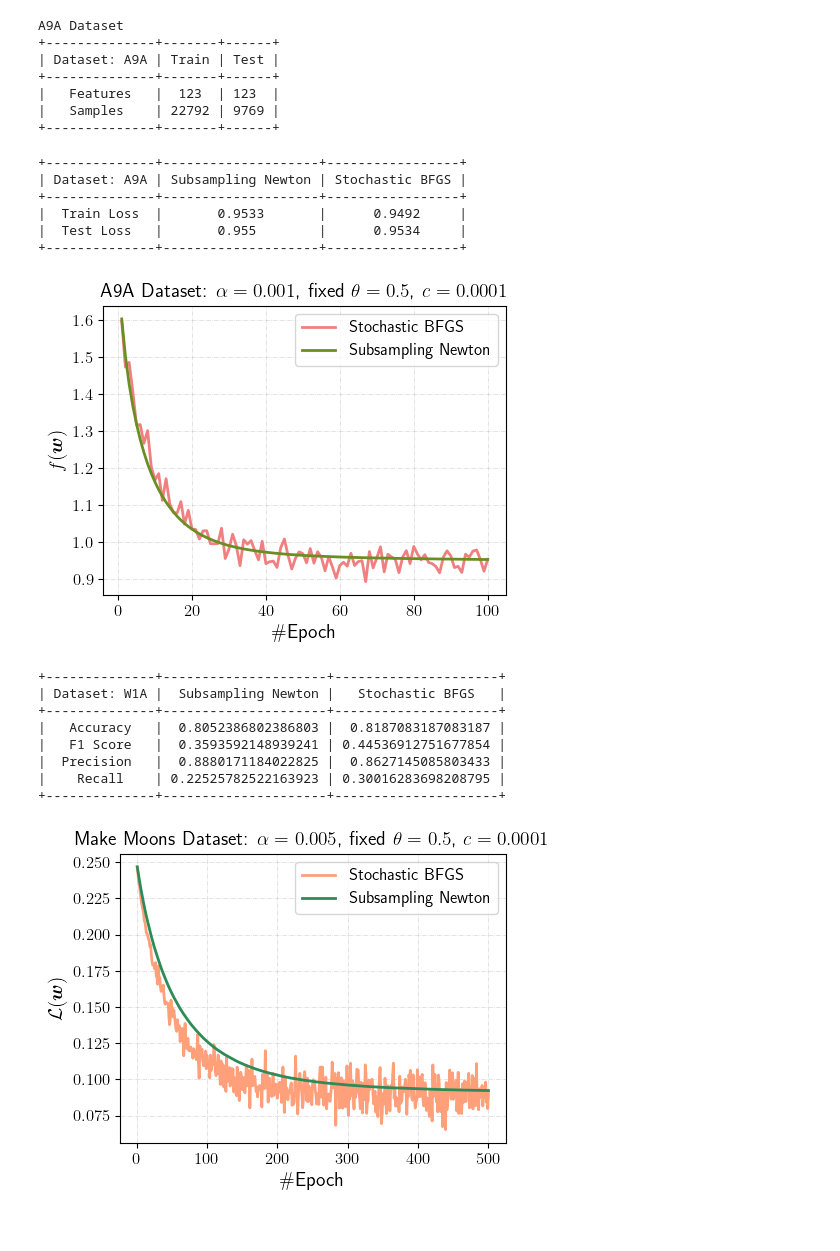
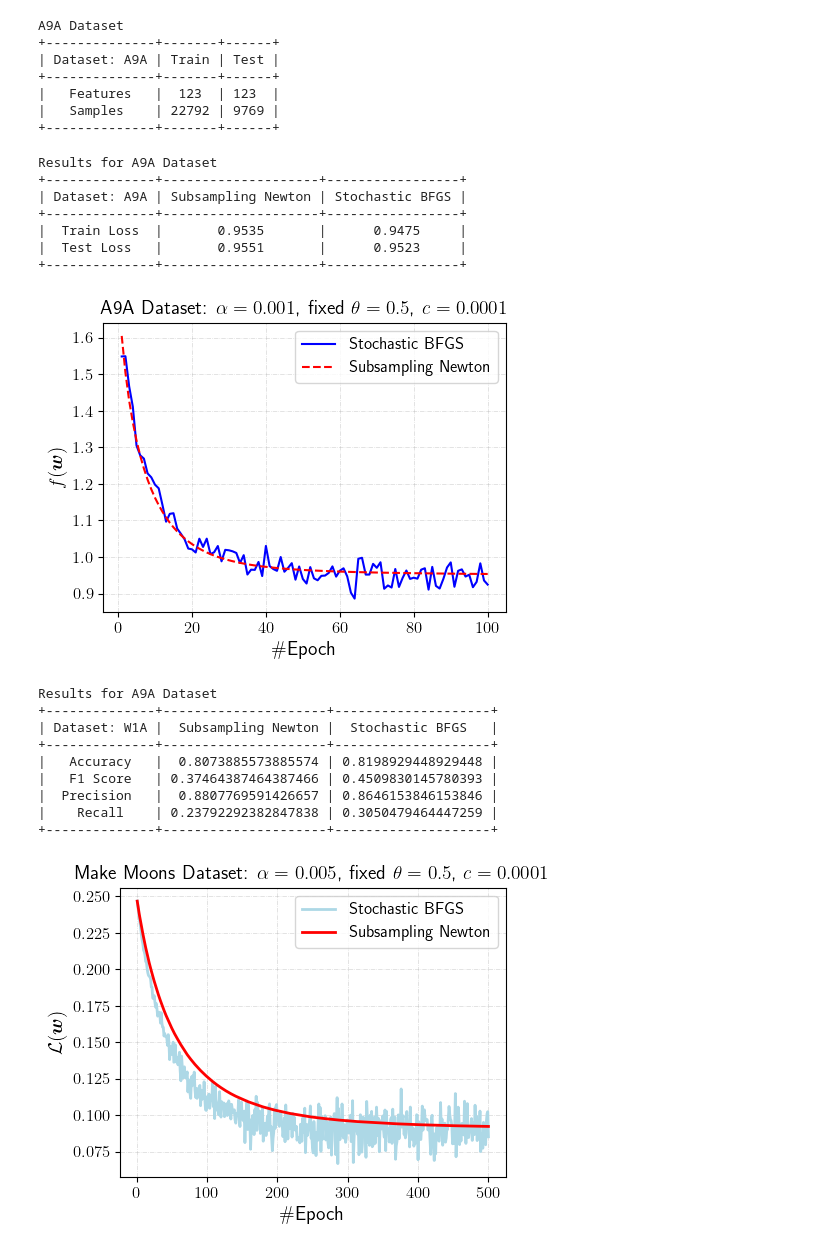
Before and after one commit to qlinhta/iasd-oml, a Jupyter notebook: omla.ipynb, the cells around one changed output. Saved outputs shown, nothing was run; the diff lists cells and outputs as text; code cells hidden in the pictures.

```diff
--- a/omla.ipynb
+++ b/omla.ipynb
@@ -1048,24 +1047,29 @@ train_loss_bfgs = np.mean([train_instance.f_i(i, w_final_bfgs) for i in range(tr
 test_loss_bfgs = np.mean([test_instance.f_i(i, w_final_bfgs) for i in range(test_instance.n)])
 train_loss_newton = np.mean([train_instance.f_i(i, w_final_newton) for i in range(train_instance.n)])
 test_loss_newton = np.mean([test_instance.f_i(i, w_final_newton) for i in range(test_instance.n)])
+
+print("Results for A9A Dataset")
 table = PrettyTable()
 table.field_names = ["Dataset: A9A", "Subsampling Newton", "Stochastic BFGS"]
 table.add_row(["Train Loss", train_loss_newton.round(4), train_loss_bfgs.round(4)])
 table.add_row(["Test Loss", test_loss_newton.round(4), test_loss_bfgs.round(4)])
 print(table)
 # %% [output]
+Results for A9A Dataset
 +--------------+--------------------+-----------------+
 | Dataset: A9A | Subsampling Newton | Stochastic BFGS |
 +--------------+--------------------+-----------------+
-|  Train Loss  |       0.9533       |      0.9492     |
-|  Test Loss   |       0.955        |      0.9534     |
+|  Train Loss  |       0.9535       |      0.9475     |
+|  Test Loss   |       0.9551       |      0.9523     |
 +--------------+--------------------+-----------------+
 # %%
 fig, ax = plt.subplots(1, 1, figsize=(5, 4))
-ax.plot(stats_bfgs['epochs'], stats_bfgs['losses'], label='Stochastic BFGS', linestyle='-', linewidth=2,
-        color='lightcoral')
-ax.plot(stats_newton['epochs'], stats_newton['losses'], label='Subsampling Newton', linestyle='-', linewidth=2,
-        color='olivedrab')
+color = ["blue", "red"]
+linestyle = ["-", "--"]
+ax.plot(stats_bfgs['epochs'], stats_bfgs['losses'], label='Stochastic BFGS', linestyle=linestyle[0],
+        color=color[0])
+ax.plot(stats_newton['epochs'], stats_newton['losses'], label='Subsampling Newton', linestyle=linestyle[1],
+        color=color[1])
 ax.set_xlabel(r'\#Epoch')
 ax.set_ylabel(r'$f(\boldsymbol{w})$')
 ax.set_title(r'A9A Dataset: $\alpha={}$, fixed $\theta={}$, $c={}$'.format(learning_rate, subsampled_newton.theta,
@@ -1076,7 +1080,7 @@ plt.tight_layout()
 plt.savefig('./figures/subsampling_newton_vs_stochastic_bfgs_a9a.pdf', bbox_inches='tight')
 plt.show()
 # %% [output]
-[figure, old version]
+[figure, new version]
 # %%
 y_pred_bfgs = np.array(
     [1 if train_instance.sigmoid(np.dot(w_final_bfgs, train_instance.X[i])) > 0.5 else -1 for i in
@@ -1092,6 +1096,7 @@ accuracy_newton, f1_newton, precision_newton, recall_newton = accuracy_score(tra
     train_instance.y, y_pred_newton), precision_score(train_instance.y, y_pred_newton), recall_score(train_instance.y,
                                                                                                      y_pred_newton)
 
+print("Results for A9A Dataset")
 table = PrettyTable()
 table.field_names = ["Dataset: W1A", "Subsampling Newton", "Stochastic BFGS"]
 table.add_row(["Accuracy", accuracy_newton, accuracy_bfgs])
@@ -1100,14 +1105,15 @@ table.add_row(["Precision", precision_newton, precision_bfgs])
 table.add_row(["Recall", recall_newton, recall_bfgs])
 print(table)
 # %% [output]
-+--------------+---------------------+---------------------+
-| Dataset: W1A |  Subsampling Newton |   Stochastic BFGS   |
-+--------------+---------------------+---------------------+
-|   Accuracy   |  0.8052386802386803 |  0.8187083187083187 |
-|   F1 Score   |  0.3593592148939241 | 0.44536912751677854 |
-|  Precision   |  0.8880171184022825 |  0.8627145085803433 |
-|    Recall    | 0.22525782522163923 | 0.30016283698208795 |
-+--------------+---------------------+---------------------+
+Results for A9A Dataset
++--------------+---------------------+--------------------+
+| Dataset: W1A |  Subsampling Newton |  Stochastic BFGS   |
++--------------+---------------------+--------------------+
+|   Accuracy   |  0.8073885573885574 | 0.8198929448929448 |
+|   F1 Score   | 0.37464387464387466 | 0.4509830145780393 |
+|  Precision   |  0.8807769591426657 | 0.8646153846153846 |
+|    Recall    | 0.23792292382847838 | 0.3050479464447259 |
++--------------+---------------------+--------------------+
 # %%
 from sklearn.datasets import make_moons
 from sklearn.preprocessing import StandardScaler
@@ -1136,21 +1142,21 @@ w_final_newton, stats_newton = subsampled_newton.optimize(start_point, tol=1e-6,
 # %%
 fig, ax = plt.subplots(1, 1, figsize=(5, 4))
 ax.plot(stats_bfgs['epochs'], stats_bfgs['losses'], label='Stochastic BFGS', linestyle='-', linewidth=2,
-        color='lightsalmon')
+        color='lightblue')
 ax.plot(stats_newton['epochs'], stats_newton['losses'], label='Subsampling Newton', linestyle='-', linewidth=2,
-        color='seagreen')
+        color='red')
 ax.set_xlabel(r'\#Epoch')
 ax.set_ylabel(r'$\mathcal{L}(\boldsymbol{w})$')
 ax.set_title(
     r'Make Moons Dataset: $\alpha={}$, fixed $\theta={}$, $c={}$'.format(learning_rate, subsampled_newton.theta,
                                                                          subsampled_newton.c))
 ax.legend(fontsize=12)
 ax.grid(True, which='both', linestyle='-.', linewidth=0.5, alpha=0.5)
 plt.tight_layout()
 plt.savefig('./figures/subsampling_newton_vs_stochastic_bfgs_moons.pdf', bbox_inches='tight')
 plt.show()
 # %% [output]
-[figure, old version]
+[figure, new version]
 # %%
 y_pred_bfgs = np.array(
     [1 if train_instance.sigmoid(np.dot(w_final_bfgs, train_instance.X[i])) > 0.5 else 0 for i in
```
Also changed, not shown: parts of 10 cells of this notebook, 12 other files.
